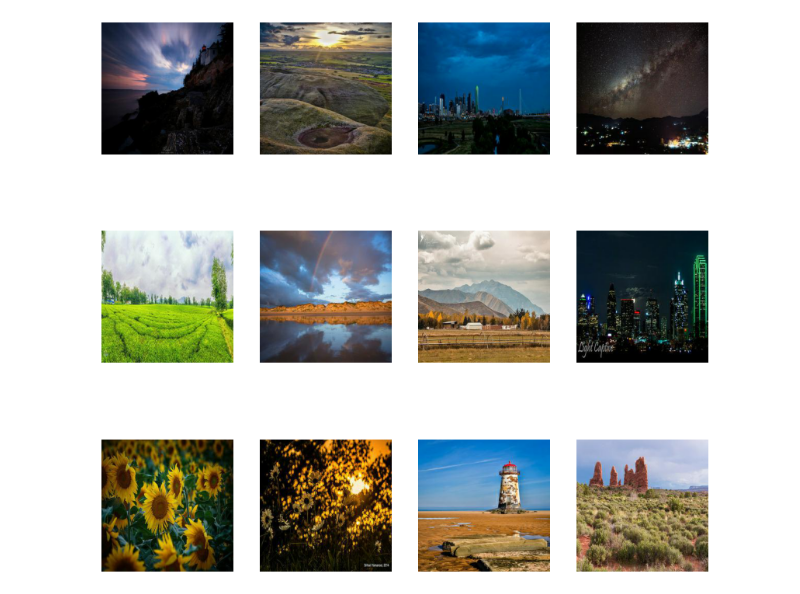
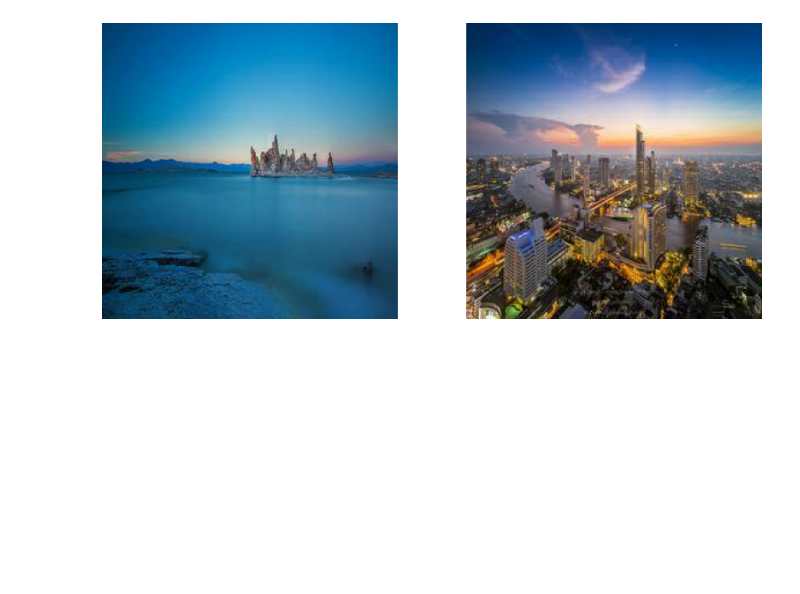
Before and after one commit to DmitryAsdre/kaggle_monet, a Jupyter notebook: CycleGAN.ipynb, the cells around one changed output. Saved outputs shown, nothing was run; the diff lists cells and outputs as text; code cells hidden in the pictures; blank space fills up the shorter version.

```diff
--- a/CycleGAN.ipynb
+++ b/CycleGAN.ipynb
@@ -18,3 +22,21 @@ from IPython.display import clear_output
+# %%
+monet_params = {}
+monet_params['dnc'] = 3
+monet_params['dch'] = 16
+
+monet_params['gnc'] = 3
+monet_params['gch'] = 16
+
+picture_params = {}
+picture_params['dnc'] = 3
+picture_params['dch'] = 16
+
+picture_params['gnc'] = 3
+picture_params['gch'] = 16
+
+params = {}
+params['epochs'] = 250
+params['bs'] = 2
 # %%
 device = 'cuda'
 # %%
@@ -55,16 +77,16 @@ class DataSetMonet(Dataset):
         return tensor_image
 # %%
 photo_dataset = DataSetMonet('data/photo_jpg/', transform=torchvision.transforms.ToTensor())
-photo_dataloader = DataLoader(photo_dataset, batch_size=12, shuffle=False, num_workers=4, drop_last=True)
+photo_dataloader = DataLoader(photo_dataset, batch_size=params['bs'], shuffle=True, num_workers=4, drop_last=True)
 # %%
 plt.figure(figsize=(14, 14))
 data = next(iter(photo_dataloader))
-for i in range(12):
-    plt.subplot(3, 4, i + 1)
+for i in range(params['bs']):
+    plt.subplot(2, 2, i + 1)
     plt.axis('off')
     picture = np.moveaxis(data[i].numpy(), [0, 1, 2], [2, 0, 1])
     plt.imshow(picture)
 # %% [output]
-[figure, old version]
+[figure, new version]
 # %%
 monet_dataset = DataSetMonet('data/monet_jpg/', transform=torchvision.transforms.ToTensor())
```
Also changed, not shown: parts of 19 cells of this notebook.
